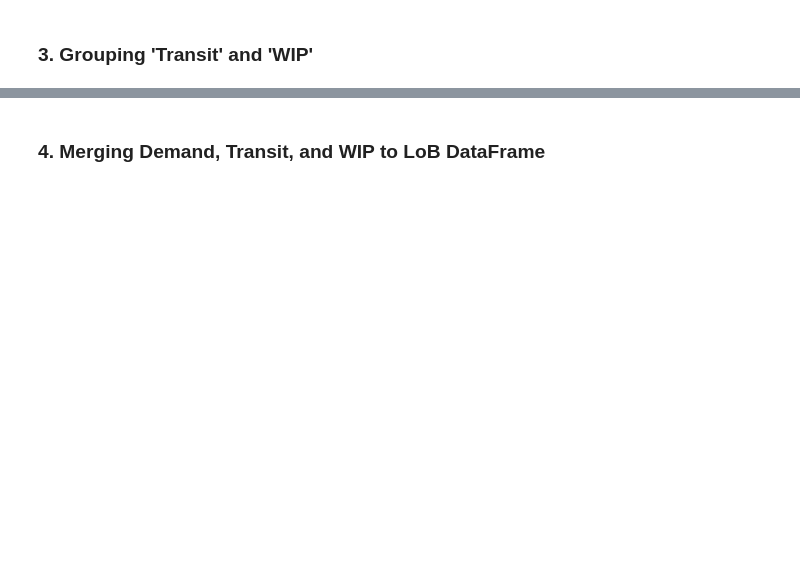
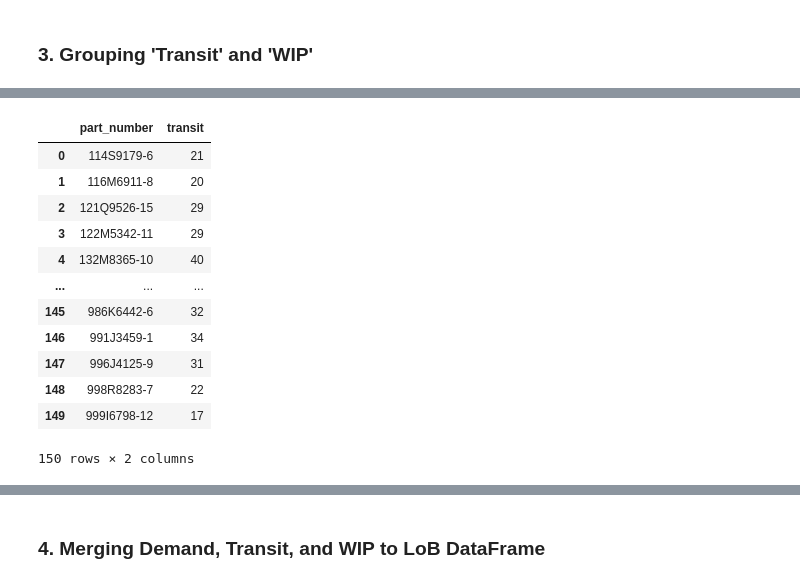
Before and after one commit to sunghwansyoon/past_projects, a Jupyter notebook: LoB.ipynb, the cells around one changed output, grey strips where cells are left out. Drawn from its saved outputs; the diff is of its cells as text; code cells hidden in the pictures; blank space fills up the shorter version.

```diff
--- a/LoB.ipynb
+++ b/LoB.ipynb
@@ -171,3 +207,19 @@ transit_df = shipment_df[shipment_df['status'].isin(['PACKING', 'STAGED'])].grou
 
 # Production
 wip_df = production_df[production_df['status'] != 'STAGED'].groupby('part_number')['qty'].sum().reset_index(name='wip')
+# %%
+transit_df
+# %% [output]
+|  | part_number | transit |
+| 0 | 114S9179-6 | 21 |
+| 1 | 116M6911-8 | 20 |
+| 2 | 121Q9526-15 | 29 |
+| 3 | 122M5342-11 | 29 |
+| 4 | 132M8365-10 | 40 |
+| ... | ... | ... |
+| 145 | 986K6442-6 | 32 |
+| 146 | 991J3459-1 | 34 |
+| 147 | 996J4125-9 | 31 |
+| 148 | 998R8283-7 | 22 |
+| 149 | 999I6798-12 | 17 |
+150 rows × 2 columns
```
Also changed, not shown: parts of 24 cells of this notebook, 8 other files.
